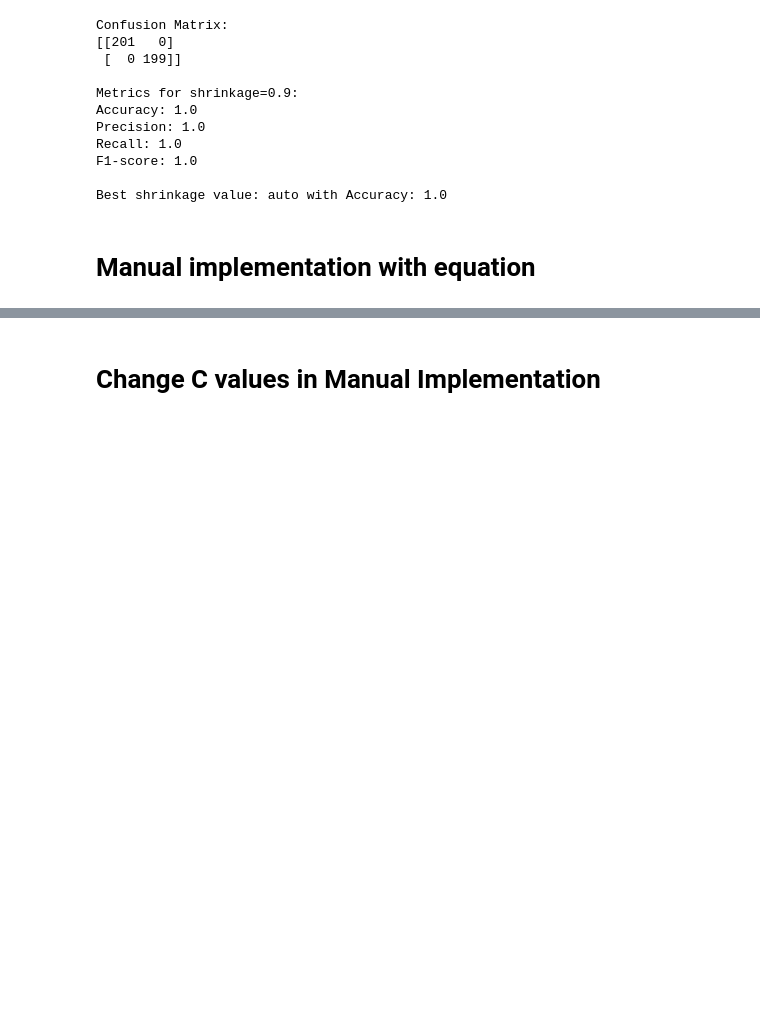
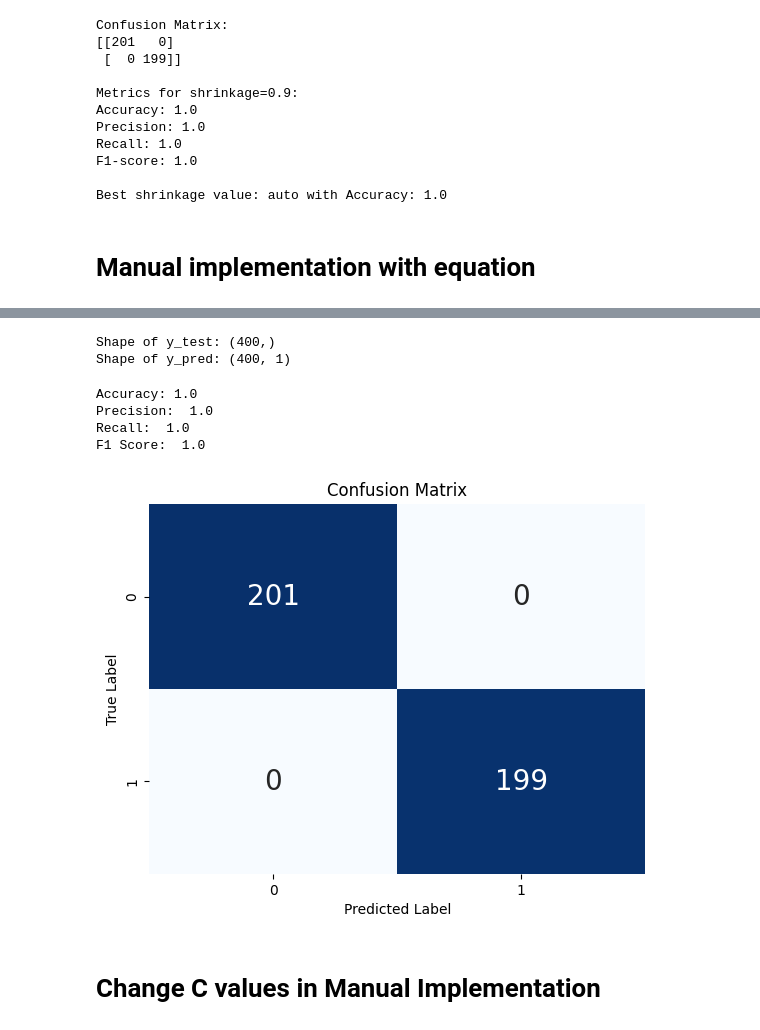
Before and after one commit to standsuser/VisualSemanticsWithCLIP, a Jupyter notebook: cat_dog1/ImageClassificationWithFisher_ML_P2.ipynb, the cells around one changed output, grey strips where cells are left out. Cells and saved outputs as stored; diff of their text form; code cells hidden in the pictures; blank space fills up the shorter version.

```diff
--- a/cat_dog1/ImageClassificationWithFisher_ML_P2.ipynb
+++ b/cat_dog1/ImageClassificationWithFisher_ML_P2.ipynb
@@ -276,2 +206,63 @@ F1-score: 0.0
+# %%
+C = [0.1]
+
+# Calculate the mean for each class
+cat_mean = np.mean(X_train_std[y_train == 0], axis=0)
+dog_mean = np.mean(X_train_std[y_train == 1], axis=0)
+
+# Calculate the within-class scatter matrix
+Sw = np.zeros((X_train_std.shape[1], X_train_std.shape[1]))
+for i in range(X_train_std.shape[0]):
+    if y_train[i] == 0:
+        Sw += np.dot((X_train_std[i] - cat_mean).reshape(-1, 1), (X_train_std[i] - cat_mean).reshape(1, -1))
+    else:
+        Sw += np.dot((X_train_std[i] - dog_mean).reshape(-1, 1), (X_train_std[i] - dog_mean).reshape(1, -1))
+
+Sw_inv = np.linalg.inv(Sw)
+
+w = C * np.dot(Sw_inv, (cat_mean - dog_mean).reshape(-1, 1))
+
+# Calculate the projected values for each class
+y_pred = np.dot(X_test_std, w)
+y_pred[y_pred >= 0] = 0
+y_pred[y_pred < 0] = 1
+# %%
+print('Shape of y_test:', y_test.shape)
+print('Shape of y_pred:', y_pred.shape)
+# %% [output]
+Shape of y_test: (400,)
+Shape of y_pred: (400, 1)
+# %%
+from sklearn.metrics import accuracy_score, precision_score, recall_score, f1_score
+print('Accuracy:', accuracy_score(y_test, y_pred))
+print('Precision: ', precision_score(y_test, y_pred))
+print('Recall: ', recall_score(y_test, y_pred))
+print('F1 Score: ', f1_score(y_test, y_pred))
+# %% [output]
+Accuracy: 1.0
+Precision:  1.0
+Recall:  1.0
+F1 Score:  1.0
+# %%
+# Classify using Fisher's Linear Discriminant
+threshold = 0.0
+y_test_pred = np.where(y_pred > threshold, 1, 0)
+# %%
+#Visualize Confusion Matrix
+from sklearn.metrics import confusion_matrix
+import matplotlib.pyplot as plt
+import seaborn as sns
+conf_matrix = confusion_matrix(y_test, y_test_pred)
+def fisher_discriminent(X_train, y_train, X_test, y_test, threshold, cm):
+    sns.heatmap(cm, annot=True, fmt='d', cmap='Blues', cbar=False,
+                annot_kws={'size': 20}, xticklabels=np.unique(y_test), yticklabels=np.unique(y_test))
+    plt.xlabel('Predicted Label')
+    plt.ylabel('True Label')
+    plt.title('Confusion Matrix')
+    plt.show()
+
+fisher_discriminent(X_train_std, y_train, X_test_std, y_test, threshold, conf_matrix)
+# %% [output]
+[figure, added]
 # %% [markdown]
 # Change C values in Manual Implementation
```
Also changed, not shown: parts of 10 cells of this notebook, 1 other file.
